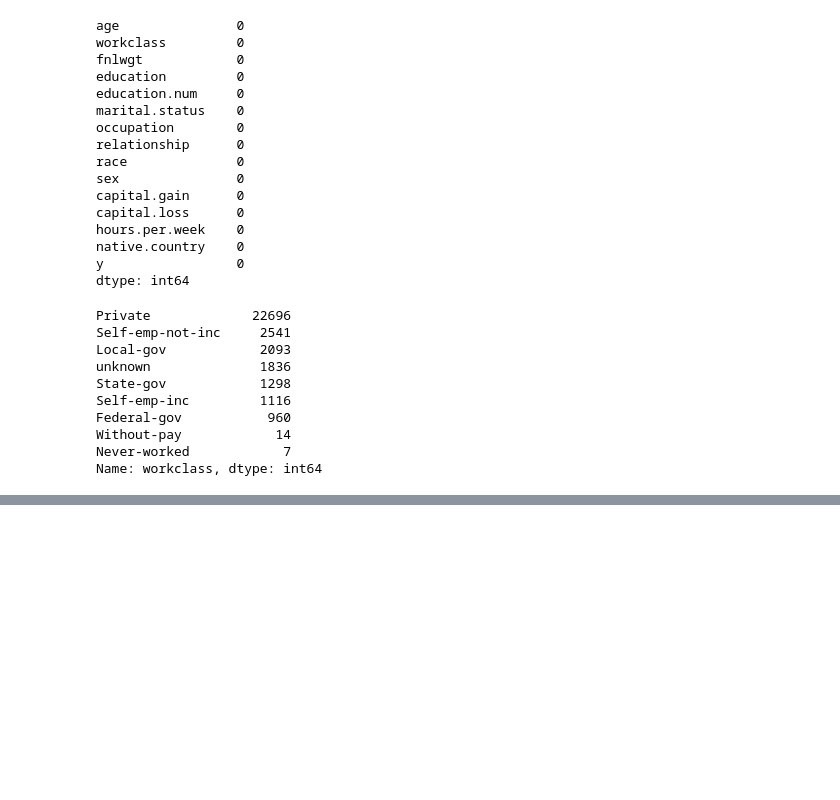
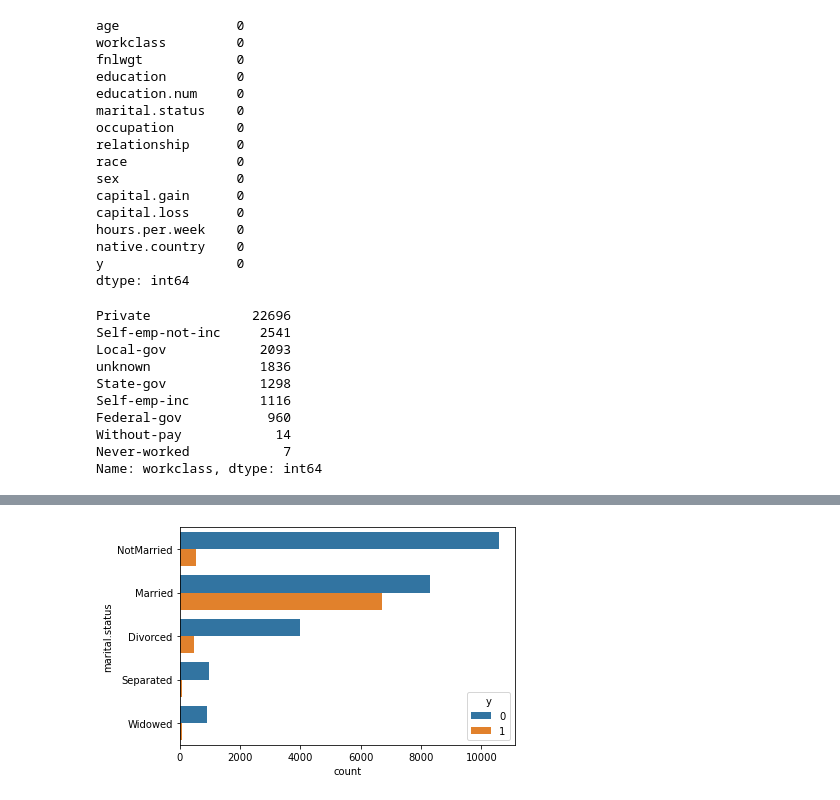
Before and after one commit to debhere/Practice, a Jupyter notebook: Income Prediction/Income Prediction - Census Data.ipynb, the cells around one changed output, grey strips where cells are left out. Cells and saved outputs as stored; diff of their text form; code cells hidden in the pictures; blank space fills up the shorter version.

```diff
--- a/Income Prediction/Income Prediction - Census Data.ipynb
+++ b/Income Prediction/Income Prediction - Census Data.ipynb
@@ -213,0 +214,5 @@ sns.countplot(y='workclass', data=new_data, hue='y');
+# %%
+#lets create dummies for workclass
+
+workclass_dum = pd.get_dummies(prefix='workclass', columns=['workclass'], data=new_data, drop_first=True)
+workclass_dum.head(5)
@@ -213,0 +245,11 @@ sns.countplot(y='workclass', data=new_data, hue='y');
+# %%
+mar_status_map = {'Never-married': 'NotMarried', 'Married-civ-spouse': 'Married', 'Married-AF-spouse': 'Married',
+                 'Married-spouse-absent': 'NotMarried', 'Married-AF-spouse': 'Married', 'Seperated': 'Seperated',
+                 'Divorced': 'Divorced', 'Widowed': 'Widowed'}
+
+for val in mar_status_map.keys():
+    workclass_dum.loc[workclass_dum['marital.status'] == val, 'marital.status'] = mar_status_map.get(val)
+# %%
+sns.countplot(y='marital.status', data=workclass_dum, hue='y');
+# %% [output]
+[figure, added]
```
Also changed, not shown: parts of 15 cells of this notebook.
